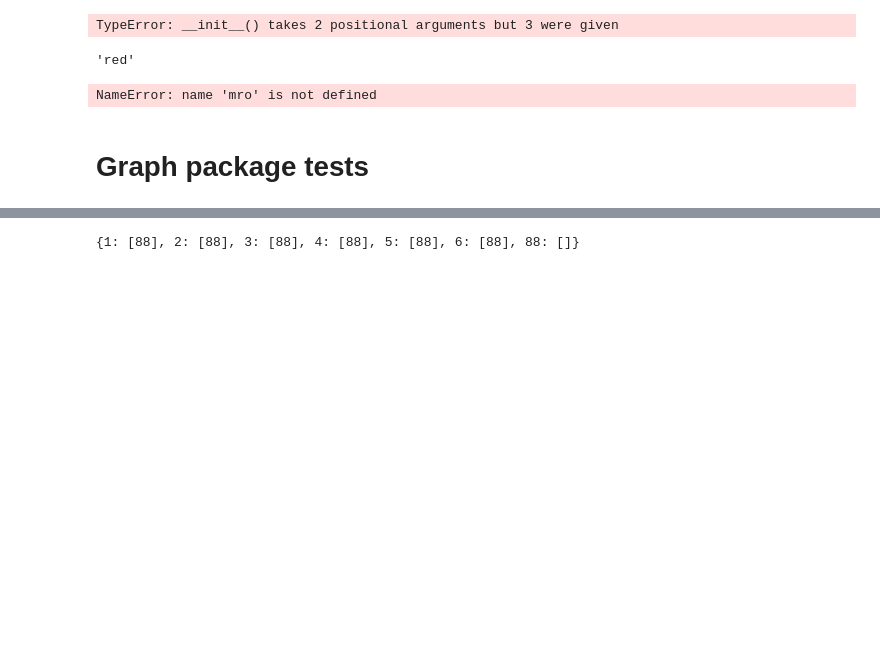
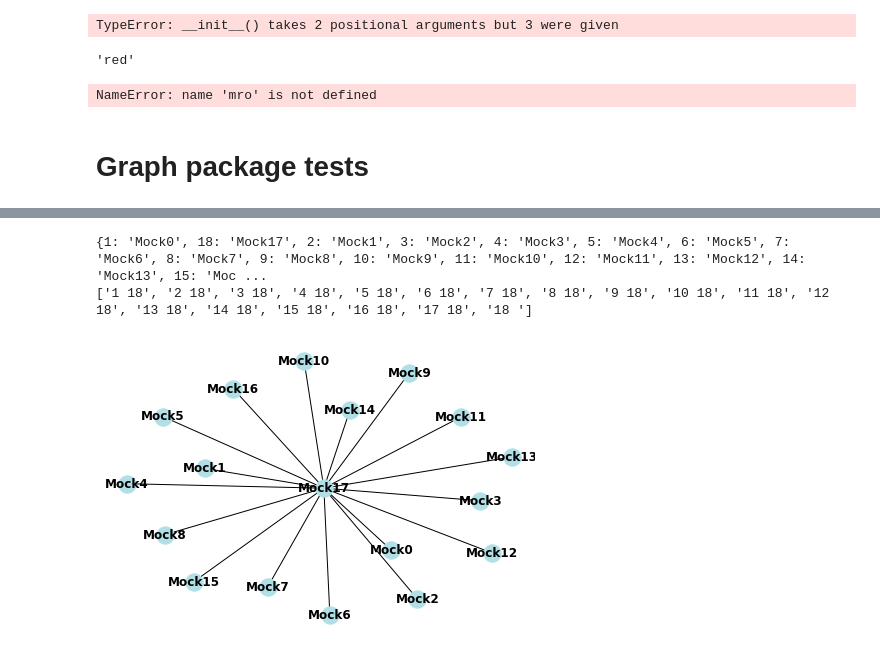
Before and after one commit to jaumecolomhernandez/autoconfig-openthread, a Jupyter notebook: commissioning-tests.ipynb, the cells around one changed output, grey strips where cells are left out. Drawn from its saved outputs; the diff is of its cells as text; code cells hidden in the pictures; blank space fills up the shorter version.

Commit message:
Improved the DeviceManager plot_graph()

```diff
--- a/commissioning-tests.ipynb
+++ b/commissioning-tests.ipynb
@@ -312,6 +251,0 @@ nx.draw(bina, with_labels=True, font_weight='bold', node_color='powderblue')
-# %%
-G = nx.Graph()
-# %%
-G.add_edge('A', 'B')
-# %%
-G.add_edge('B', 'C')
@@ -368,7 +274,3 @@ def all_to_one():
         adjacency_dictionary[commissioner_id] = []
 
         return adjacency_dictionary
-# %%
-all_to_one()
-# %% [output]
-{1: [88], 2: [88], 3: [88], 4: [88], 5: [88], 6: [88], 88: []}
@@ -374,0 +280,15 @@ all_to_one()
+# %%
+PAEManager = DeviceManager()
+
+# Get devices(boards) in the system
+# devices = PAEManager.get_USBDevices()
+devices = PAEManager.get_MockDevices(18)
+# devices = PAEManager.get_HTTPDevices()
+
+PAEManager.devices = devices
+
+# TODO: Decouple configuration from the code. Create YAML file with all the configs
+
+# Set topology
+top = PAEManager.all_to_one()
+PAEManager.topology = top
@@ -374,0 +339,6 @@ all_to_one()
+# %%
+plot_graph(PAEManager)
+# %% [output]
+{1: 'Mock0', 18: 'Mock17', 2: 'Mock1', 3: 'Mock2', 4: 'Mock3', 5: 'Mock4', 6: 'Mock5', 7: 'Mock6', 8: 'Mock7', 9: 'Mock8', 10: 'Mock9', 11: 'Mock10', 12: 'Mock11', 13: 'Mock12', 14: 'Mock13', 15: 'Moc ...
+['1 18', '2 18', '3 18', '4 18', '5 18', '6 18', '7 18', '8 18', '9 18', '10 18', '11 18', '12 18', '13 18', '14 18', '15 18', '16 18', '17 18', '18 ']
+[figure, added]
```
Also changed, not shown: parts of 26 cells of this notebook, 3 other files.
